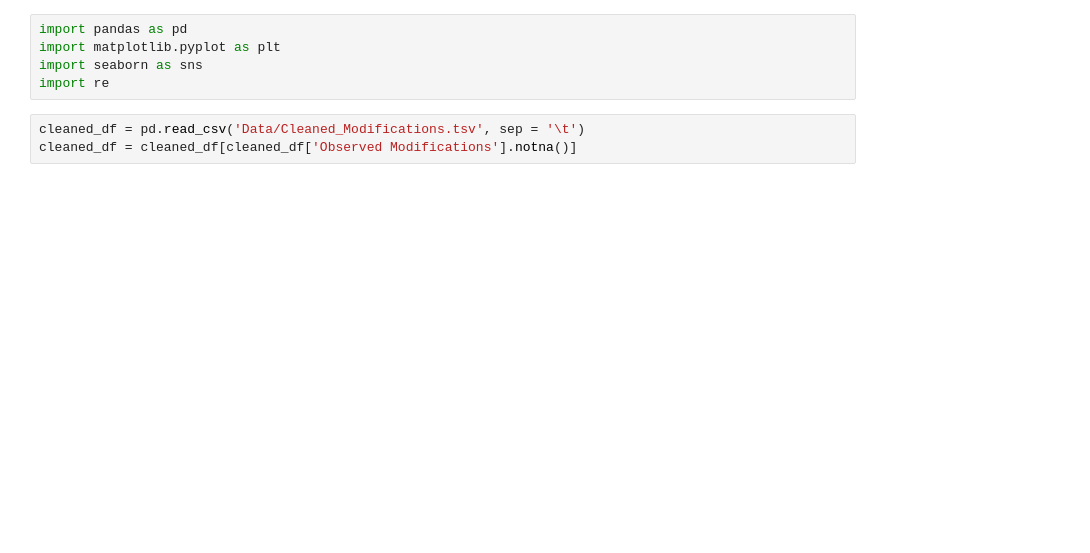
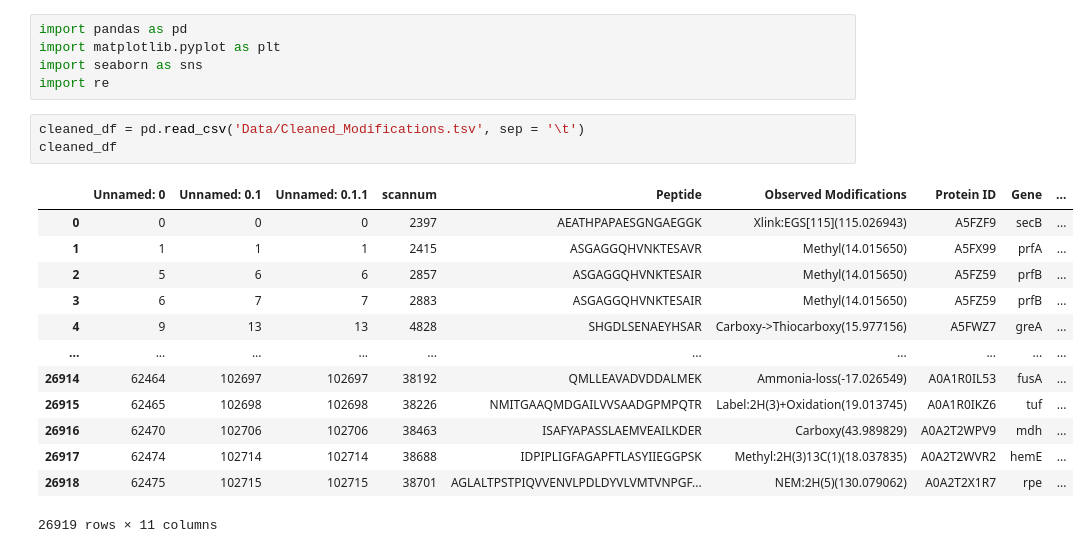
Before and after one commit to nanel96/BIO_465_PTM, a Jupyter notebook: Make Figure 2) Histogram of PTM Masses.ipynb, the cells around one changed output. Drawn from its saved outputs; the diff is of its cells as text; blank space fills up the shorter version.

```diff
--- a/Make Figure 2) Histogram of PTM Masses.ipynb
+++ b/Make Figure 2) Histogram of PTM Masses.ipynb
@@ -5,7 +5,21 @@ import seaborn as sns
 import re
 # %%
 cleaned_df = pd.read_csv('Data/Cleaned_Modifications.tsv', sep = '\t')
-cleaned_df = cleaned_df[cleaned_df['Observed Modifications'].notna()]
+cleaned_df
+# %% [output]
+|  | Unnamed: 0 | Unnamed: 0.1 | Unnamed: 0.1.1 | scannum | Peptide | Observed Modifications | Protein ID | Gene | ... |
+| 0 | 0 | 0 | 0 | 2397 | AEATHPAPAESGNGAEGGK | Xlink:EGS[115](115.026943) | A5FZF9 | secB | ... |
+| 1 | 1 | 1 | 1 | 2415 | ASGAGGQHVNKTESAVR | Methyl(14.015650) | A5FX99 | prfA | ... |
+| 2 | 5 | 6 | 6 | 2857 | ASGAGGQHVNKTESAIR | Methyl(14.015650) | A5FZ59 | prfB | ... |
+| 3 | 6 | 7 | 7 | 2883 | ASGAGGQHVNKTESAIR | Methyl(14.015650) | A5FZ59 | prfB | ... |
+| 4 | 9 | 13 | 13 | 4828 | SHGDLSENAEYHSAR | Carboxy->Thiocarboxy(15.977156) | A5FWZ7 | greA | ... |
+| ... | ... | ... | ... | ... | ... | ... | ... | ... | ... |
+| 26914 | 62464 | 102697 | 102697 | 38192 | QMLLEAVADVDDALMEK | Ammonia-loss(-17.026549) | A0A1R0IL53 | fusA | ... |
+| 26915 | 62465 | 102698 | 102698 | 38226 | NMITGAAQMDGAILVVSAADGPMPQTR | Label:2H(3)+Oxidation(19.013745) | A0A1R0IKZ6 | tuf | ... |
+| 26916 | 62470 | 102706 | 102706 | 38463 | ISAFYAPASSLAEMVEAILKDER | Carboxy(43.989829) | A0A2T2WPV9 | mdh | ... |
+| 26917 | 62474 | 102714 | 102714 | 38688 | IDPIPLIGFAGAPFTLASYIIEGGPSK | Methyl:2H(3)13C(1)(18.037835) | A0A2T2WVR2 | hemE | ... |
+| 26918 | 62475 | 102715 | 102715 | 38701 | AGLALTPSTPIQVVENVLPDLDYVLVMTVNPGF... | NEM:2H(5)(130.079062) | A0A2T2X1R7 | rpe | ... |
+26919 rows × 11 columns
 # %%
 delta_mass = []
 mass_name = []
```
Also changed, not shown: parts of 5 cells of this notebook, 1 other file.
